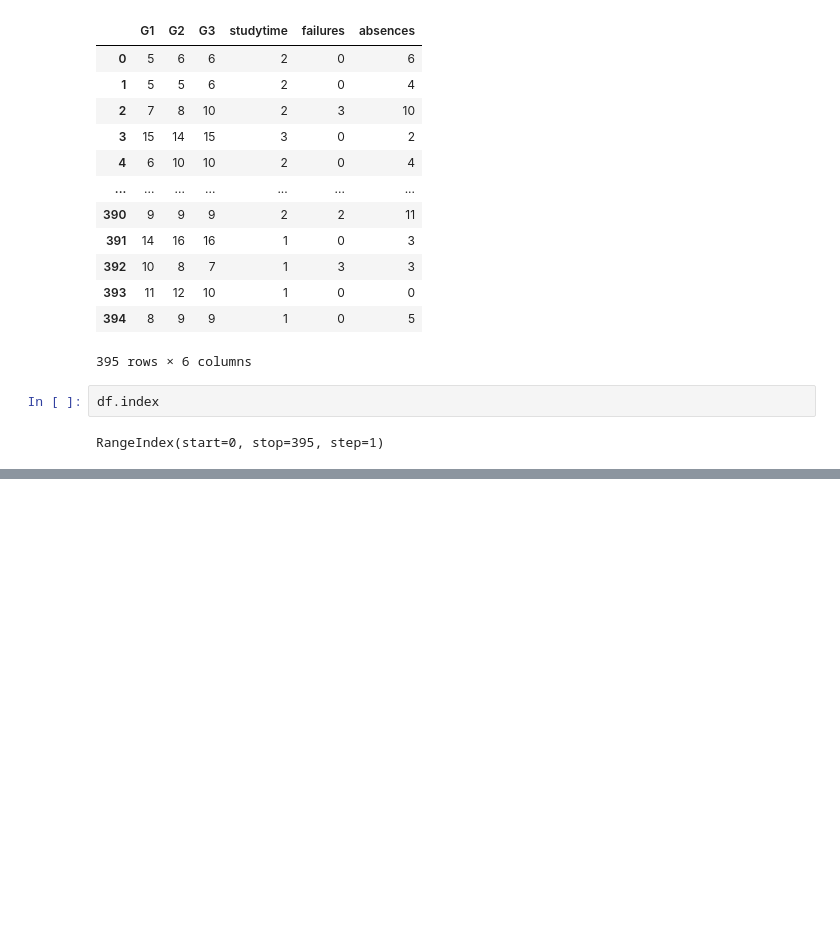
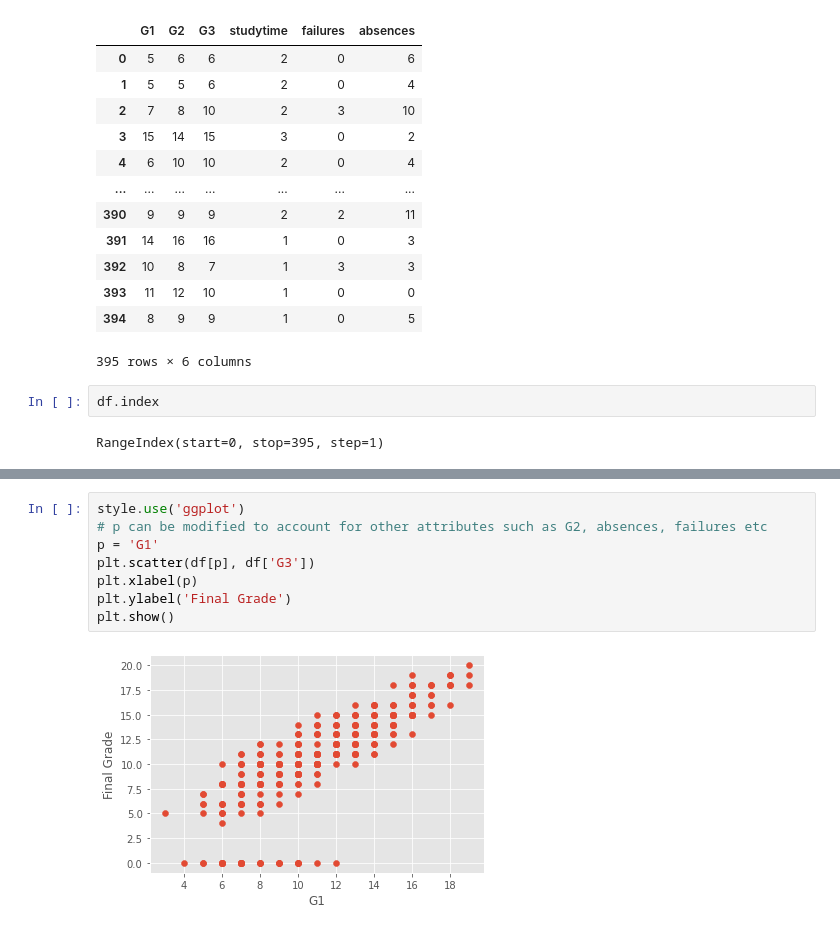
Before and after one commit to ahmadmirza17/student-linear-regression-analysis, a Jupyter notebook: student_linear_regression.ipynb, the cells around one changed output, grey strips where cells are left out. Drawn from its saved outputs; the diff is of its cells as text; blank space fills up the shorter version.

```diff
--- a/student_linear_regression.ipynb
+++ b/student_linear_regression.ipynb
@@ -98,0 +131,10 @@ for x in range(len(predictions)):
+# %%
+style.use('ggplot')
+# p can be modified to account for other attributes such as G2, absences, failures etc
+p = 'G1'
+plt.scatter(df[p], df['G3'])
+plt.xlabel(p)
+plt.ylabel('Final Grade')
+plt.show()
+# %% [output]
+[figure, added]
```
Also changed, not shown: parts of 5 cells of this notebook.
